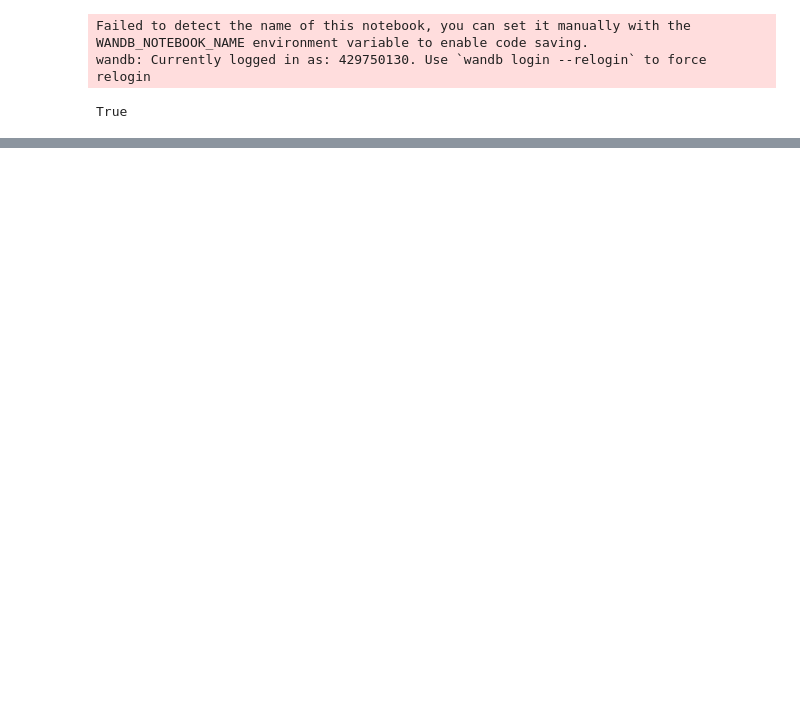
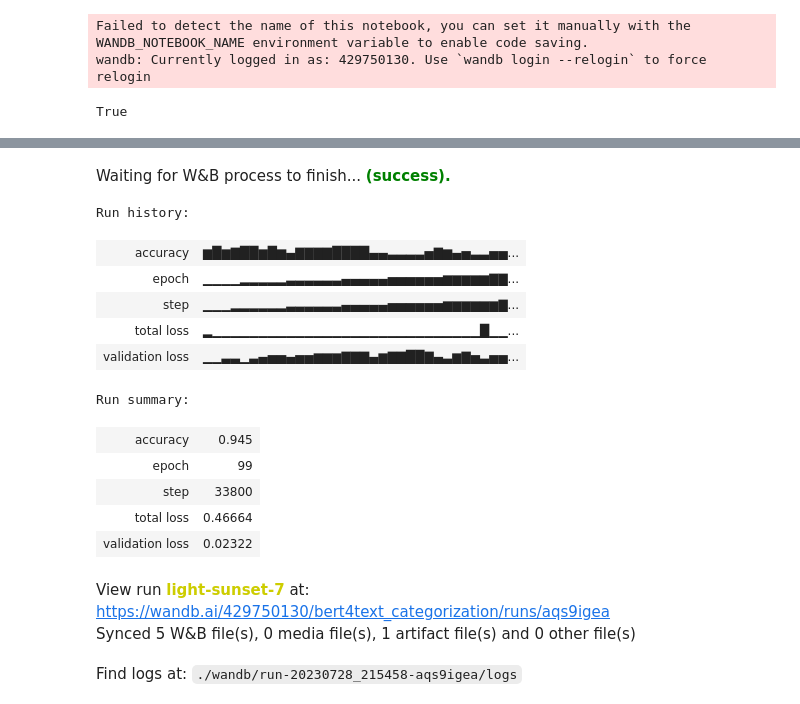
Before and after one commit to Pongking/exp4TCKE, a Jupyter notebook: bert4text_categorization.ipynb, the cells around one changed output, grey strips where cells are left out. Saved outputs shown, nothing was run; the diff lists cells and outputs as text; code cells hidden in the pictures; blank space fills up the shorter version.

```diff
--- a/bert4text_categorization.ipynb
+++ b/bert4text_categorization.ipynb
@@ -275,30 +273,56 @@ step=0
 best_accuracy=0
 for epoch in range(epochs):
     model.train()
     for i,(inputs,targets) in enumerate(train_loader):
         inputs,targets=to_device(inputs),targets.to(device)
         outputs=model(inputs)
         loss=criteria(outputs.view(-1),targets.float())
         loss.backward()
         opimizer.step()
         opimizer.zero_grad()
         total_loss+=float(loss)
         step+=1
         if step%log_per_step==0:
             wandb.log({
                 "epoch":epoch,
                 "step":step,
                 "total loss":total_loss
             })
             total_loss=0
         del inputs,targets
     accuracy,validation_loss=validate()
     wandb.log({
         "epoch":epoch,
         "accuracy":accuracy,
         "validation loss":validation_loss
     })
     torch.save(model,model_dir/f"model_{epoch}.pt")
     if accuracy>best_accuracy:
         torch.save(model,model_dir/f"model_best.pt")
         best_accuracy=accuracy
+# 保存代码
+arti_code=wandb.Artifact('ipynb',type='code')
+arti_code.add_file('./bert4text_categorization.ipynb')
+wandb.log_artifact(arti_code)
+arti_model=wandb.Artifact('bert',type='model')
+arti_model.add_file('./model/bert_checkpoints/model_best.pt')
+wandb.log_artifact(arti_model)
+
+wandb.finish()
+# %% [output]
+Waiting for W&B process to finish... (success).
+Run history:
+| accuracy | ▆█▆▇██▆█▆▄▇▇▇▇████▄▄▃▃▃▃▅▇▆▄▅▃▃▅▅... |
+| epoch | ▁▁▁▁▂▂▂▂▂▃▃▃▃▃▃▄▄▄▄▄▅▅▅▅▅▅▆▆▆▆▆▇▇... |
+| step | ▁▁▁▂▂▂▂▂▂▃▃▃▃▃▃▄▄▄▄▄▅▅▅▅▅▅▆▆▆▆▆▆▇... |
+| total loss | ▂▁▁▁▁▁▁▁▁▁▁▁▁▁▁▁▁▁▁▁▁▁▁▁▁▁▁▁▁▁█▁▁... |
+| validation loss | ▁▁▃▃▁▃▄▅▅▄▅▅▆▆▆▇▇▇▄▆▇▇██▇▄▃▆▇▅▃▅▅... |
+Run summary:
+| accuracy | 0.945 |
+| epoch | 99 |
+| step | 33800 |
+| total loss | 0.46664 |
+| validation loss | 0.02322 |
+View run light-sunset-7 at: https://wandb.ai/429750130/bert4text_categorization/runs/aqs9igea
+Synced 5 W&B file(s), 0 media file(s), 1 artifact file(s) and 0 other file(s)
+Find logs at: ./wandb/run-20230728_215458-aqs9igea/logs
```
Also changed, not shown: parts of 9 cells of this notebook.
